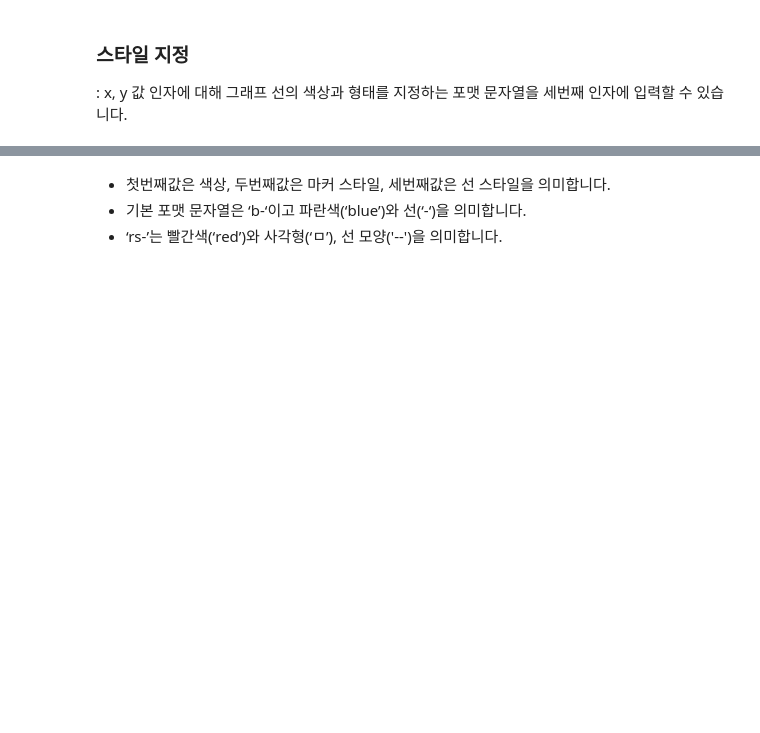
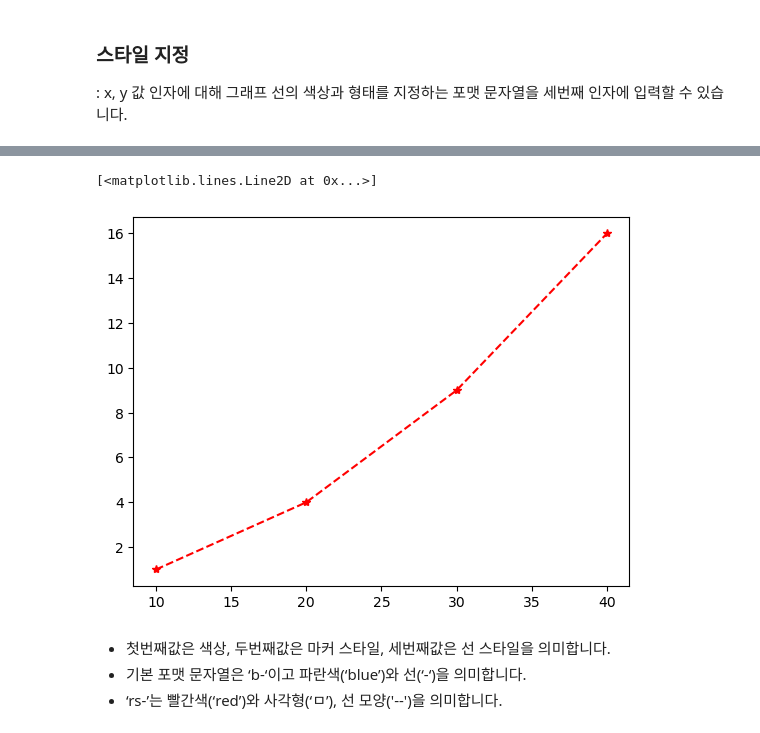
Before and after one commit to yeseuly/Python-palette, a Jupyter notebook: contents/3.1_plot_1.ipynb, the cells around one changed output, grey strips where cells are left out. Cells and saved outputs as stored; diff of their text form; code cells hidden in the pictures; blank space fills up the shorter version.

```diff
--- a/contents/3.1_plot_1.ipynb
+++ b/contents/3.1_plot_1.ipynb
@@ -18,5 +32,11 @@ import matplotlib.pyplot as plt
 # %%
-# x=[10, 20, 30, 40] y=[1, 4, 9, 16]
+x=[10, 20, 30, 40]
+y=[1, 4, 9, 16]
+
+plt.plot(x, y, 'r*--')
+# %% [output]
+[<matplotlib.lines.Line2D at 0x...>]
+[figure, added]
 # %% [markdown]
 - 첫번째값은 색상, 두번째값은 마커 스타일, 세번째값은 선 스타일을 의미합니다.
 - 기본 포맷 문자열은 ‘b-‘이고 파란색(‘blue’)와 선(‘-‘)을 의미합니다.
```
Also changed, not shown: parts of 7 cells of this notebook, 1 other file.
